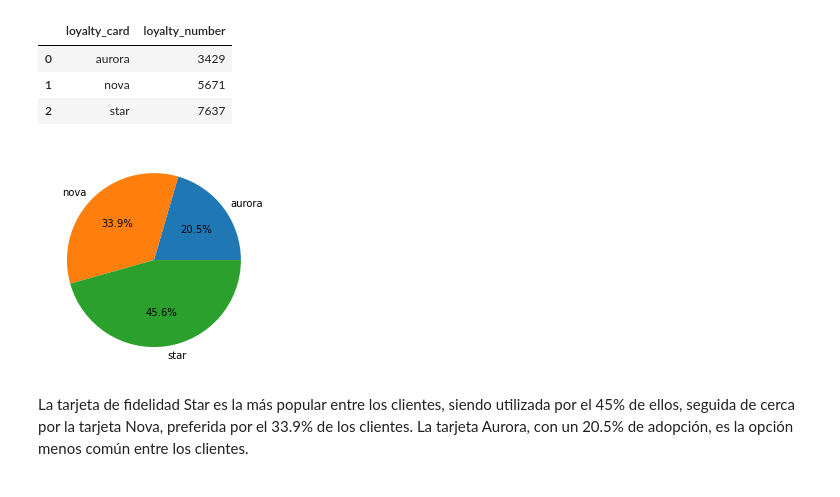
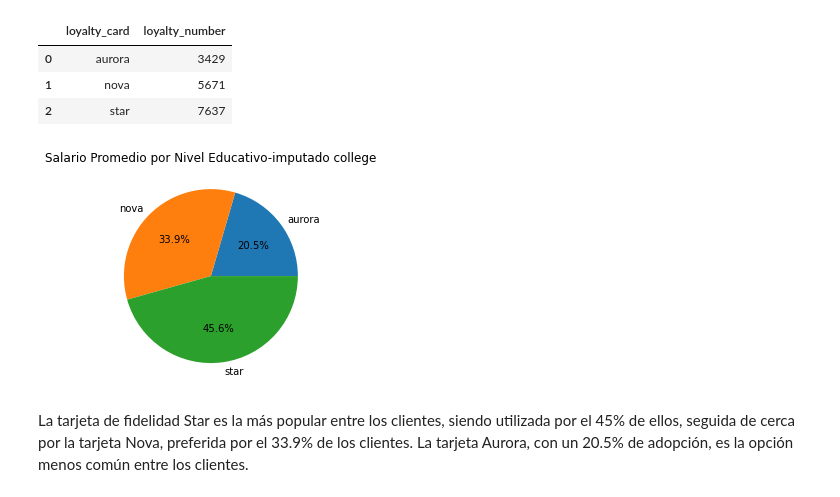
Before and after one commit to Adalab/bda-modulo-3-evaluacion-final-mirnaospinobarrios, a Jupyter notebook: bda-modulo-3.ipynb, the cells around one changed output. Cells and saved outputs as stored; diff of their text form; code cells hidden in the pictures.

```diff
--- a/bda-modulo-3.ipynb
+++ b/bda-modulo-3.ipynb
@@ -422,12 +448,4 @@ Podemos imputar los datos de las columnas: cancellation_year', 'cancellation_mon
-# %%
-# importamos librerias
-from sklearn.impute import KNNImputer
-
-# Crear un imputador KNN
-imputer = KNNImputer(n_neighbors=5)
-
-# Seleccionar las columnas para imputar
-cols_to_impute = ['cancellation_year', 'cancellation_month']
-
-# Imputar valores nulos usando KNN
-df[cols_to_impute] = imputer.fit_transform(df[cols_to_impute])
+# %%
+# Asignamos "uncancelled" a los valores nulos en las columnas de fecha de cancelación y mes de cancelación
+df['cancellation_month'] = df['cancellation_month'].fillna("uncancelled")
+df['cancellation_year'] = df['cancellation_year'].fillna("uncancelled")
@@ -608,7 +634,7 @@ plt.title("Distance - points_accumulated 2018 registro unico");
 # %% [output]
 [figure]
 # %%
-def filtrar_y_obtener_maximo(df):
+def fil_max(df):
     """
     Esta función agrupa el DataFrame df por 'loyalty_number' y luego selecciona la fila con el mayor
     valor de 'points_accumulated' dentro de cada grupo.
@@ -629,5 +655,5 @@ def filtrar_y_obtener_maximo(df):
     return result_df
 # %%
 # aplicamos la funcion para obtener el valor unico de cliente que tiene mas puntos acumulados
-df_max = filtrar_y_obtener_maximo(df)
+df_max = fil_max(df)
 # %%
@@ -845,9 +987,10 @@ df_proporcion
 | 1 | nova | 5671 |
 | 2 | star | 7637 |
 # %%
-plt.pie("loyalty_number", labels= "loyalty_card",data = df_proporcion, autopct=  '%1.1f%%');
+plt.pie("loyalty_number", labels= "loyalty_card",data = df_proporcion, autopct=  '%1.1f%%')
+plt.title('Salario Promedio por Nivel Educativo-imputado college');
 # %% [output]
-[figure, old version]
+[figure, new version]
 # %% [markdown]
 La tarjeta de fidelidad Star es la más popular entre los clientes, siendo utilizada por el 45% de ellos, seguida de cerca por la tarjeta Nova, preferida por el 33.9% de los clientes. La tarjeta Aurora, con un 20.5% de adopción, es la opción menos común entre los clientes.
 # %% [markdown]
```
Also changed, not shown: parts of 69 cells of this notebook, 8 other files.
